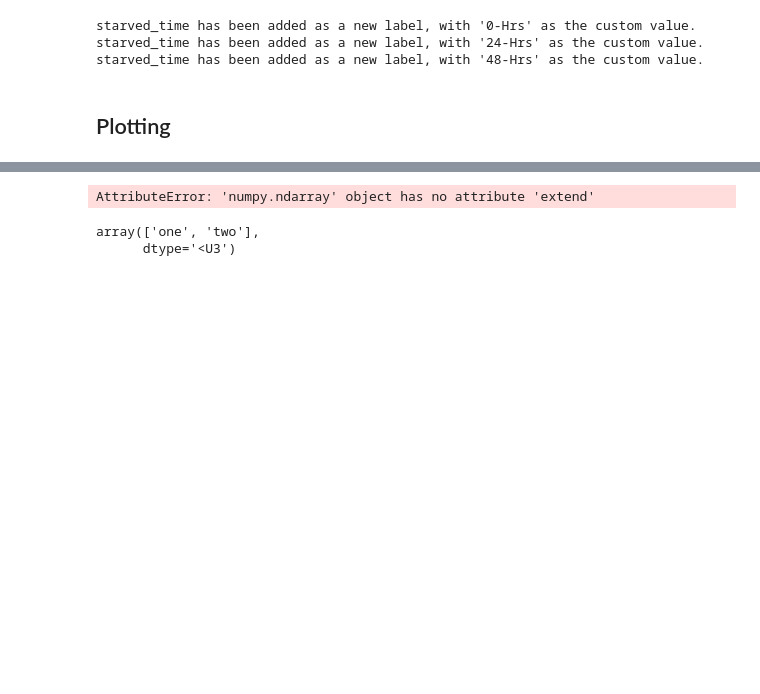
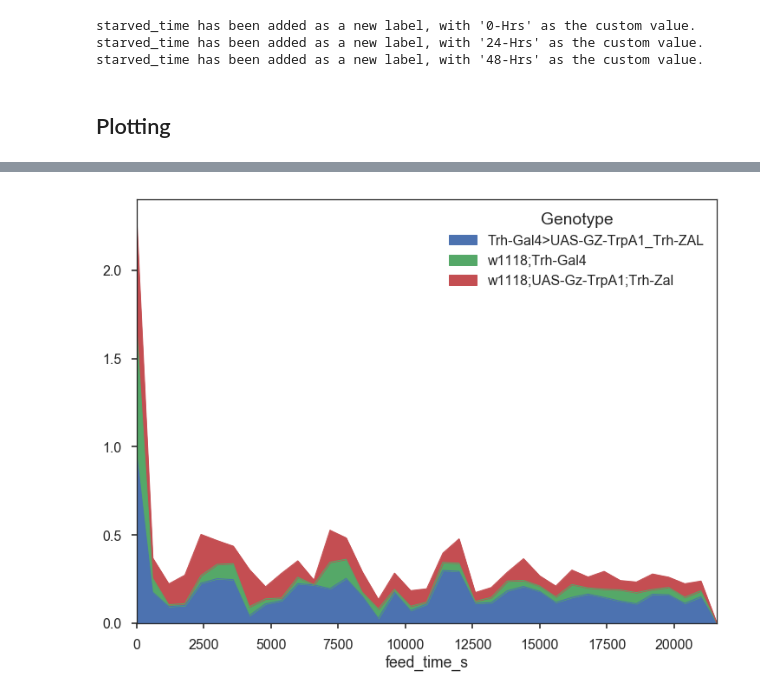
Before and after one commit to ACCLAB/espresso, a Jupyter notebook: jupyter-nb/espresso plotting module dev.ipynb, the cells around one changed output, grey strips where cells are left out. Cells and saved outputs as stored; diff of their text form; code cells hidden in the pictures; blank space fills up the shorter version.

```diff
--- a/jupyter-nb/espresso plotting module dev.ipynb
+++ b/jupyter-nb/espresso plotting module dev.ipynb
@@ -86,13 +115,4 @@ Be patient, this can take up to 60s.
 # %%
-f=starved.plot.timecourse._make_feed_volume_dataframe(group_by='Genotype')
-f
+f=twotubes22.plot.timecourse.feed_volume(color_by='Genotype',group_by='FoodChoice')
 # %% [output]
-AttributeError: 'numpy.ndarray' object has no attribute 'extend'
+[figure, added]
-# %%
-l=['one','two']
-l.extend(['two'])
-l=np.unique(l)
-l
-# %% [output]
-array(['one', 'two'],
-      dtype='<U3')
```
Also changed, not shown: parts of 18 cells of this notebook.
